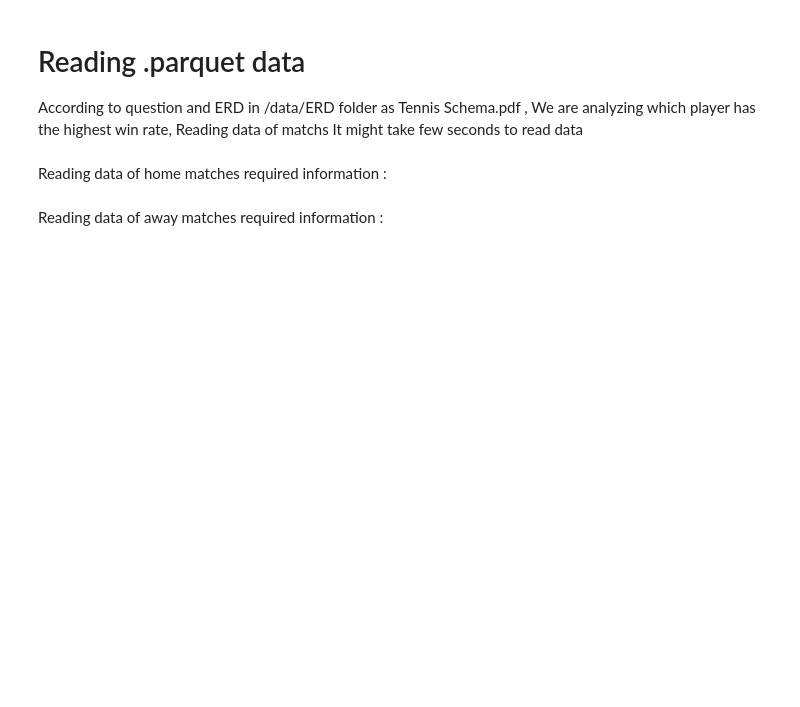
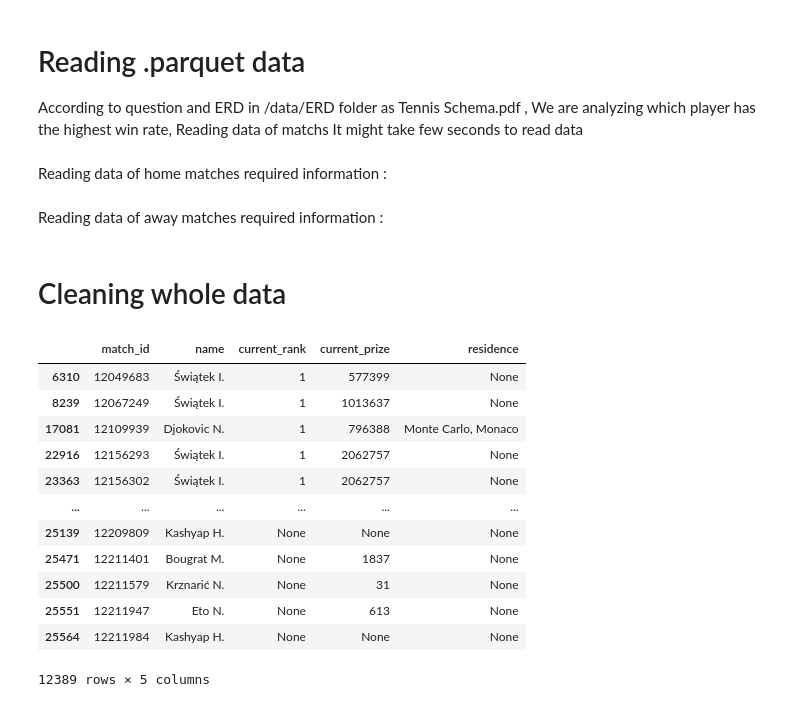
Before and after one commit to shahabnajmosadatypy/SofaScore-Tennis-Analysis, a Jupyter notebook: notebooks/6.ipynb, the cells around one changed output. Drawn from its saved outputs; the diff is of its cells as text; code cells hidden in the pictures; blank space fills up the shorter version.

```diff
--- a/notebooks/6.ipynb
+++ b/notebooks/6.ipynb
@@ -80,7 +80,7 @@ home_statistics_data_frame = pd.concat(
     [
         pd.read_parquet(
             file,
-            columns=["match_id", "name","current_rank", "current_prize"],
+            columns=["match_id", "name","current_rank", "current_prize", "residence"],
         )
         for file in files_to_load_home
     ],
@@ -107,3 +107,23 @@ away_statistics_data_frame = pd.concat(
     ],
     ignore_index=True,
 )
+# %% [markdown]
+# Cleaning whole data
+# %%
+home_statistics_data_frame.sort_values(by="current_rank", inplace=True)
+home_statistics_data_frame.drop_duplicates(subset="match_id", inplace=True)
+home_statistics_data_frame
+# %% [output]
+|  | match_id | name | current_rank | current_prize | residence |
+| 6310 | 12049683 | Świątek I. | 1 | 577399 | None |
+| 8239 | 12067249 | Świątek I. | 1 | 1013637 | None |
+| 17081 | 12109939 | Djokovic N. | 1 | 796388 | Monte Carlo, Monaco |
+| 22916 | 12156293 | Świątek I. | 1 | 2062757 | None |
+| 23363 | 12156302 | Świątek I. | 1 | 2062757 | None |
+| ... | ... | ... | ... | ... | ... |
+| 25139 | 12209809 | Kashyap H. | None | None | None |
+| 25471 | 12211401 | Bougrat M. | None | 1837 | None |
+| 25500 | 12211579 | Krznarić N. | None | 31 | None |
+| 25551 | 12211947 | Eto N. | None | 613 | None |
+| 25564 | 12211984 | Kashyap H. | None | None | None |
+12389 rows × 5 columns
```
Also changed, not shown: parts of 10 cells of this notebook.
